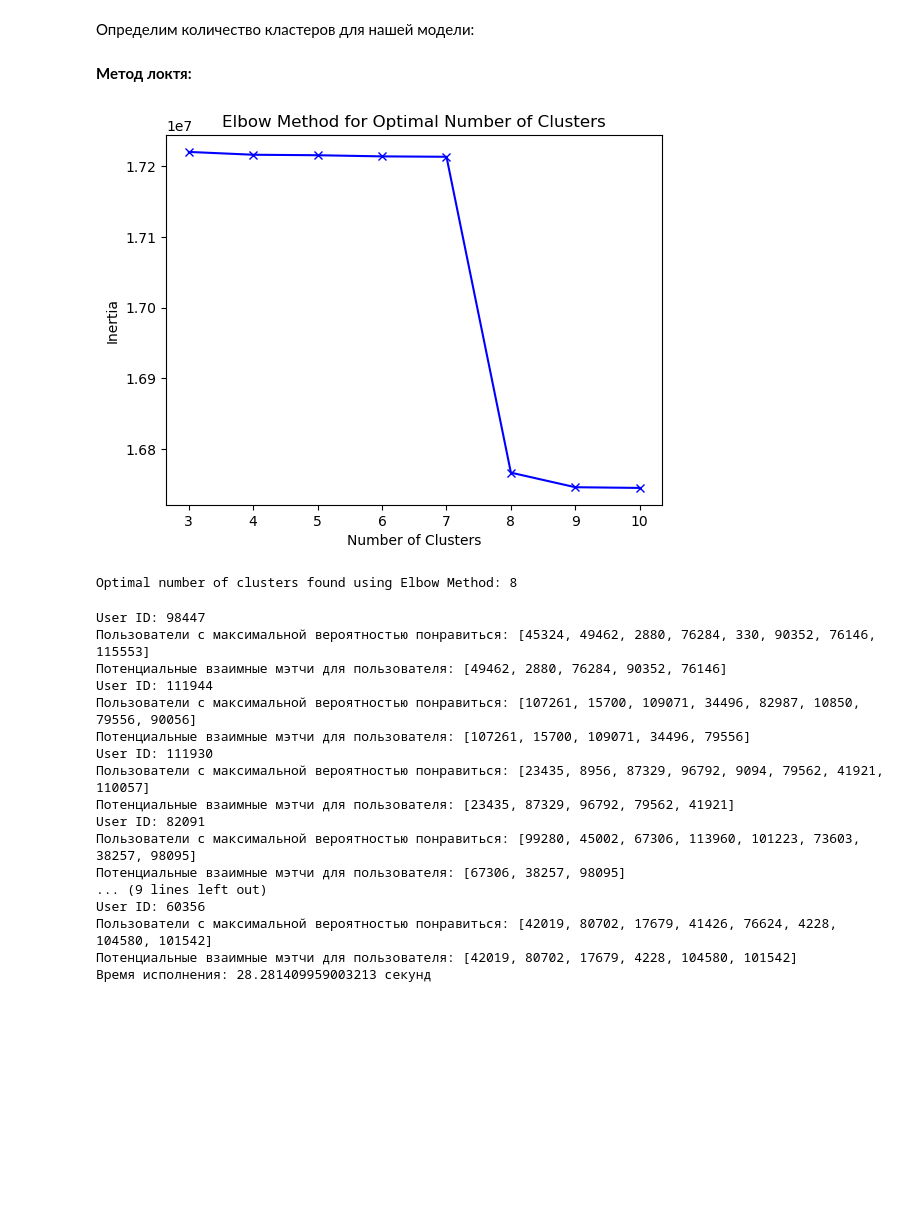
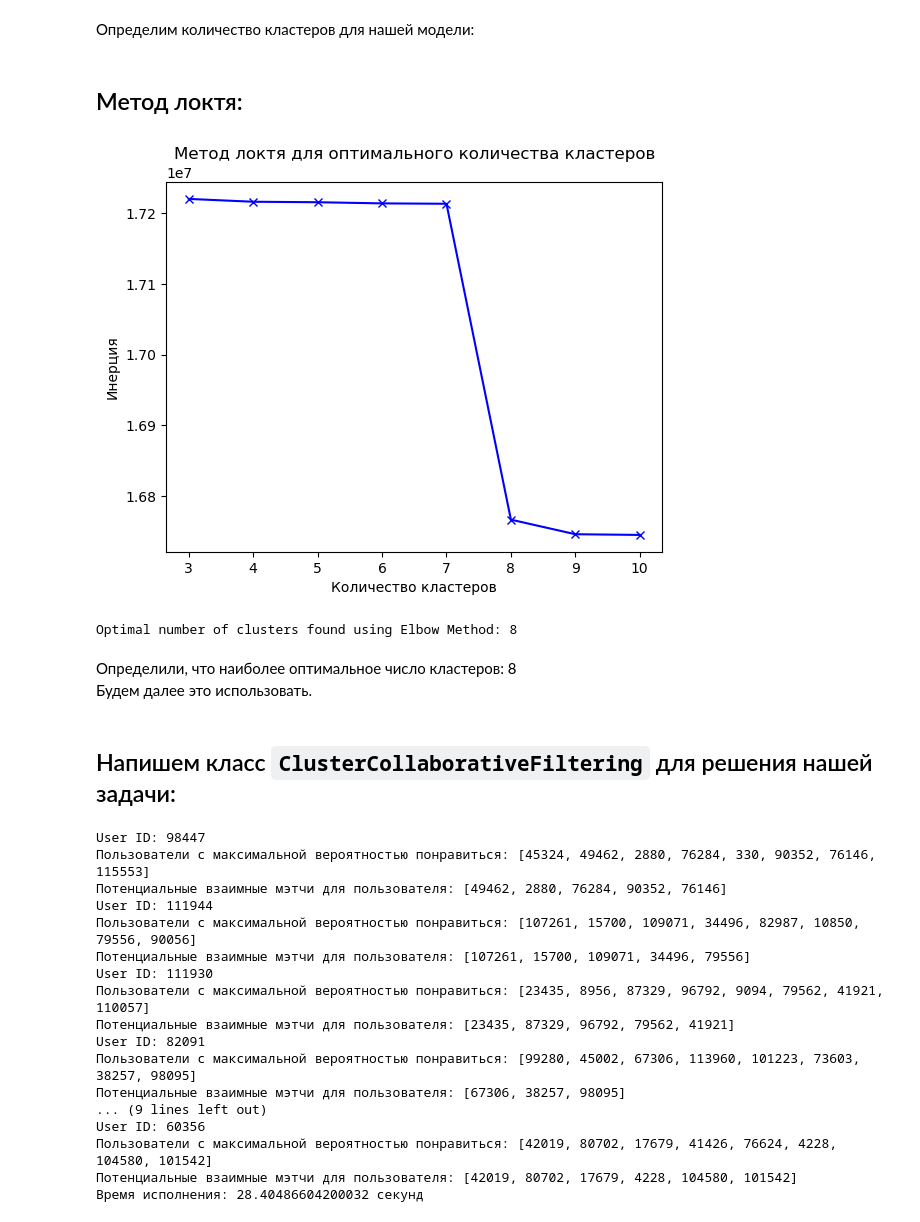
Before and after one commit to NataliyaNekrasova1988/Project, a Jupyter notebook: ClusterCollaborativeFiltering.ipynb, the cells around one changed output. Saved outputs shown, nothing was run; the diff lists cells and outputs as text; code cells hidden in the pictures; blank space fills up the shorter version.

```diff
--- a/ClusterCollaborativeFiltering.ipynb
+++ b/ClusterCollaborativeFiltering.ipynb
@@ -34,45 +34,85 @@
 # %% [markdown]
 Определим количество кластеров для нашей модели:
 # %% [markdown]
-__Метод локтя:__
+## Метод локтя:
 # %%
 import matplotlib.pyplot as plt
+from sklearn.cluster import KMeans
+
+# Загрузка данных и подготовка:
+# Считывание двух CSV файлов: "rec-libimseti-dir.edges" и "info.csv" с помощью Pandas:
+df_ratings = pd.read_csv("rec-libimseti-dir.edges", sep='\s+', skiprows=1, names=["id_from", "id_to", "rating"]).fillna(0)
+df_info = pd.read_csv('info.csv')
+
+# Предобработка данных:
+df_info = df_info.rename(columns={' gender': 'gender'})
+
+#Преобразование категориальных данных в числовой формат с помощью LabelEncoder:
+label_encoder = LabelEncoder()
+df_info['gender'] = label_encoder.fit_transform(df_info['gender'])
+
+#объединим два датасета по столбцам 'id_from' и 'id'
+df_ratings = pd.merge(df_ratings, df_info, left_on='id_from', right_on='id')
+#удалим из обновлённой таблицы лишний столбец 'id':
+df_ratings.drop('id', axis=1, inplace=True)
+
+# Вычисление рейтинга
+# Предполагается, что рейтинг >= 6 означает лайк, иначе - дизлайк:
+threshold = 6
+
+#Преобразование рейтингов: если рейтинг больше или равен порогу, то рейтинг равен 1, иначе -1:
+LIKE = 1
+DISLIKE = -1
+df_ratings['rating'] = np.where(df_ratings['rating'] >= threshold, LIKE, DISLIKE)
+
+#Преобразуем столбцы
+df_ratings['rating'] = df_ratings['rating'].astype(int)
+df_ratings['id_from'] = df_ratings['id_from'].astype(int)
+df_ratings['id_to'] = df_ratings['id_to'].astype(int)
+
+# Создание разреженной матрицы:
+user_item_matrix_sparse = coo_matrix((df_ratings['rating'], (df_ratings['id_from'], df_ratings['id_to']))).tocsr()
 
 # Задаем список возможных значений числа кластеров
 k_clusters_range = range(3, 11)
 
 # Создаем пустой список для хранения инерции
 inertias = []
 
 for k_clusters in k_clusters_range:
     kmeans = KMeans(n_clusters=k_clusters, random_state=0)
     kmeans.fit(user_item_matrix_sparse)
     inertias.append(kmeans.inertia_)
 
 # Визуализация метода локтя
 plt.plot(k_clusters_range, inertias, 'bx-')
-plt.xlabel('Number of Clusters')
-plt.ylabel('Inertia')
-plt.title('Elbow Method for Optimal Number of Clusters')
+plt.xlabel('Количество кластеров')
+plt.ylabel('Инерция')
+plt.title('Метод локтя для оптимального количества кластеров')
 plt.show()
 
 # Находим оптимальное количество кластеров по методу локтя
 optimal_k_clusters = k_clusters_range[np.argmin(np.diff(inertias)) + 1]  # +1 для компенсации разницы
 
 print(f"Optimal number of clusters found using Elbow Method: {optimal_k_clusters}")
 # %% [output]
-[figure, old version]
+[figure, new version]
 Optimal number of clusters found using Elbow Method: 8
+# %% [markdown]
+Определили, что наиболее оптимальное число кластеров: 8\
+Будем далее это использовать.
+# %% [markdown]
+## Напишем класс `ClusterCollaborativeFiltering` для решения нашей задачи:
 # %%
 import pandas as pd, numpy as np, logging
 from sklearn.preprocessing import LabelEncoder
 from scipy.sparse import coo_matrix
-from sklearn.cluster import KMeans
 from sklearn.neighbors import NearestNeighbors
 import time, timeit
 from sklearn.model_selection import train_test_split
 from sklearn.metrics import accuracy_score
 
+# настроим журналирование для приложения, направляя журнальные сообщения на запись в файл:
 logging.basicConfig(filename='collaborative_filtering.log', level=logging.INFO)
 
 class ClusterCollaborativeFiltering:
@@ -344,4 +384,4 @@ User ID: 82091
 User ID: 60356
 Пользователи с максимальной вероятностью понравиться: [42019, 80702, 17679, 41426, 76624, 4228, 104580, 101542]
 Потенциальные взаимные мэтчи для пользователя: [42019, 80702, 17679, 4228, 104580, 101542]
-Время исполнения: 28.281409959003213 секунд
+Время исполнения: 28.40486604200032 секунд
```
Also changed, not shown: parts of 1 cell of this notebook.
